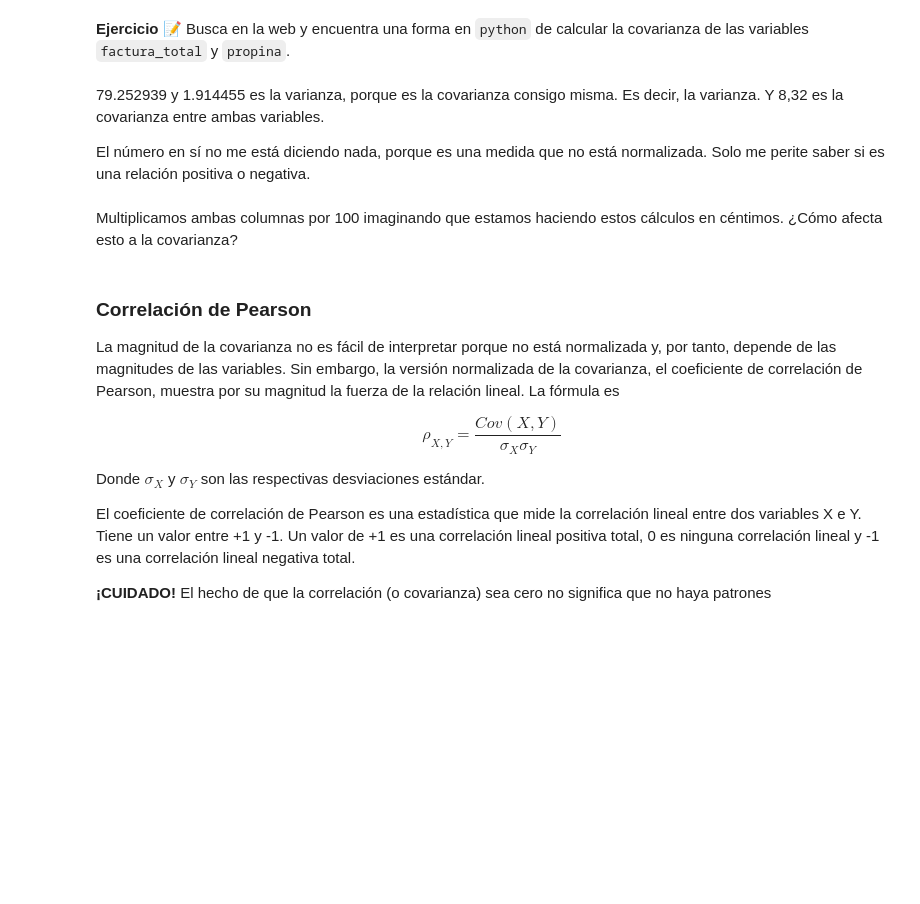
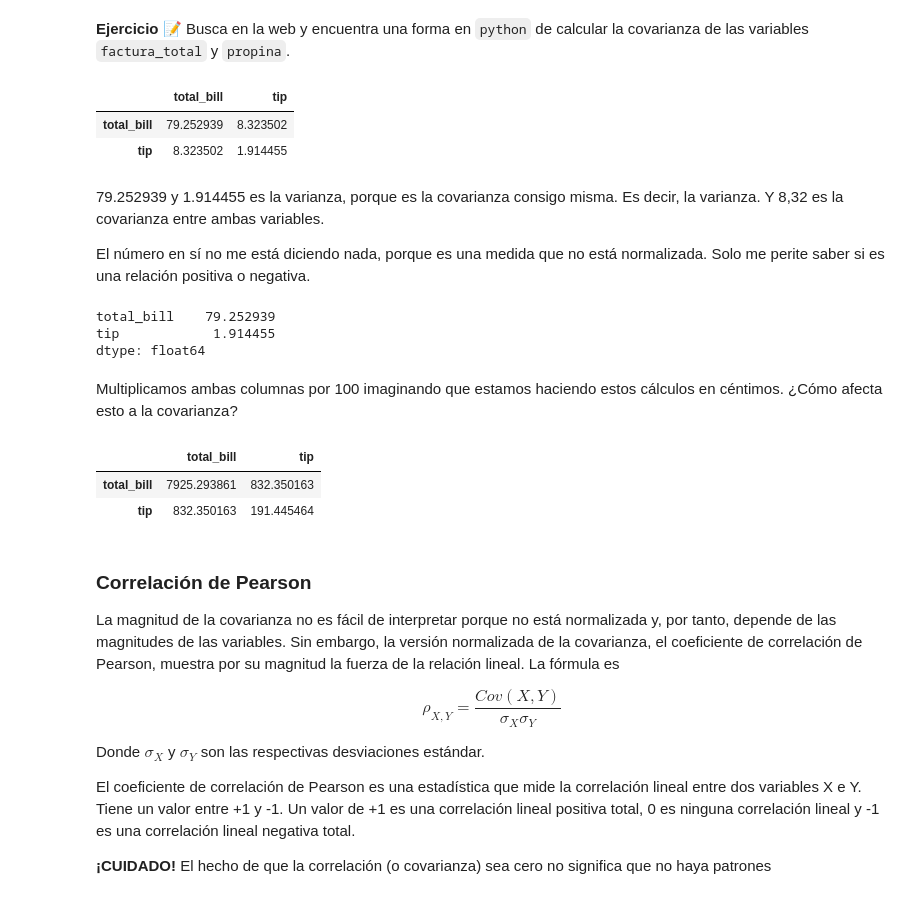
Before and after one commit to Ironhack-Data-Madrid-Octubre-2021/apuntes_clase, a Jupyter notebook: semana_05/02 - Intro estadística.ipynb, the cells around one changed output. Saved outputs shown, nothing was run; the diff lists cells and outputs as text; code cells hidden in the pictures; blank space fills up the shorter version.

```diff
--- a/semana_05/02 - Intro estadística.ipynb
+++ b/semana_05/02 - Intro estadística.ipynb
@@ -662,15 +662,31 @@ $$q_{jk}=\frac{1}{N-1}\sum_{i=1}^{N}\left(  x_{ij}-\bar{x}_j \right)  \left( x_{
 **Ejercicio** 📝 Busca en la web y encuentra una forma en `python` de calcular la covarianza de las variables `factura_total` y `propina`.
 # %%
 # Tu código aquí
+tips[["total_bill", "tip"]].cov()
+# %% [output]
+|  | total_bill | tip |
+| total_bill | 79.252939 | 8.323502 |
+| tip | 8.323502 | 1.914455 |
 # %% [markdown]
 79.252939 y 1.914455 es la varianza, porque es la covarianza consigo misma. Es decir, la varianza.
 Y 8,32 es la covarianza entre ambas variables.
 
 El número en sí no me está diciendo nada, porque es una medida que no está normalizada. Solo me perite saber si es una relación positiva o negativa.
+# %%
+tips[["total_bill", "tip"]].var() # la varianza de ambas columnas
+# %% [output]
+total_bill    79.252939
+tip            1.914455
+dtype: float64
 # %% [markdown]
 Multiplicamos ambas columnas por 100 imaginando que estamos haciendo estos cálculos en céntimos. ¿Cómo afecta esto a la covarianza?
 # %%
 # Tu código aquí
+(100* tips[["total_bill", "tip"]].cov())
+# %% [output]
+|  | total_bill | tip |
+| total_bill | 7925.293861 | 832.350163 |
+| tip | 832.350163 | 191.445464 |
 # %% [markdown]
 ### Correlación de Pearson
 
```
Also changed, not shown: parts of 19 cells of this notebook.
